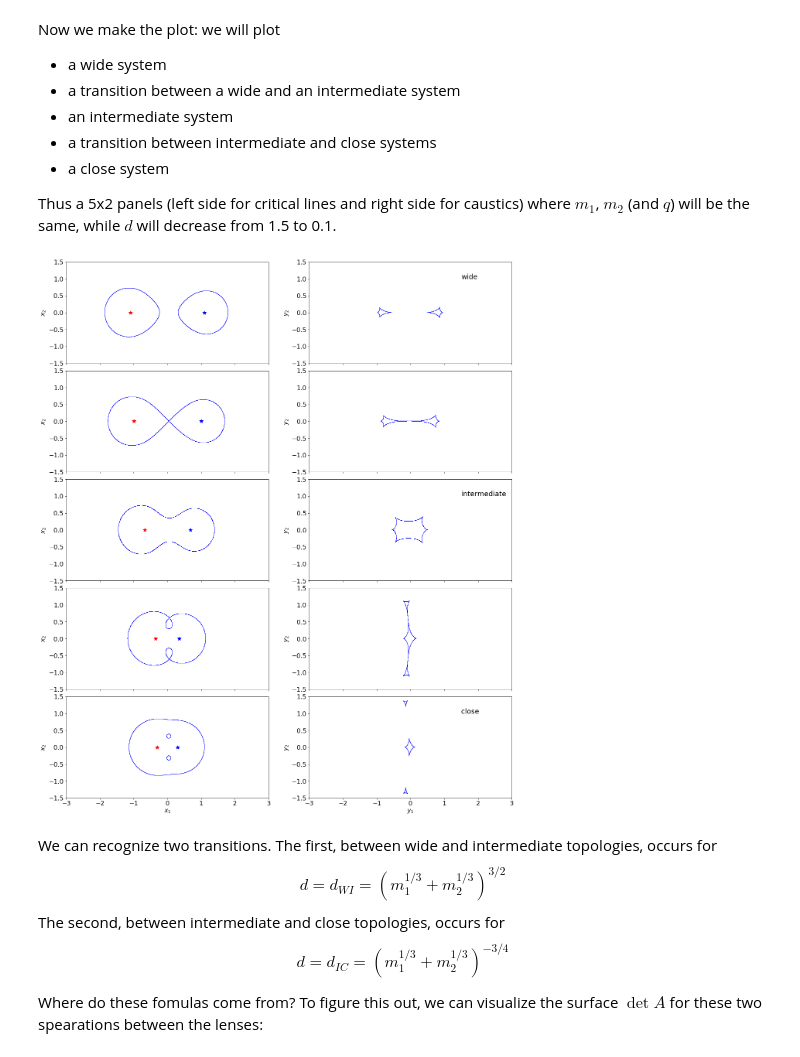
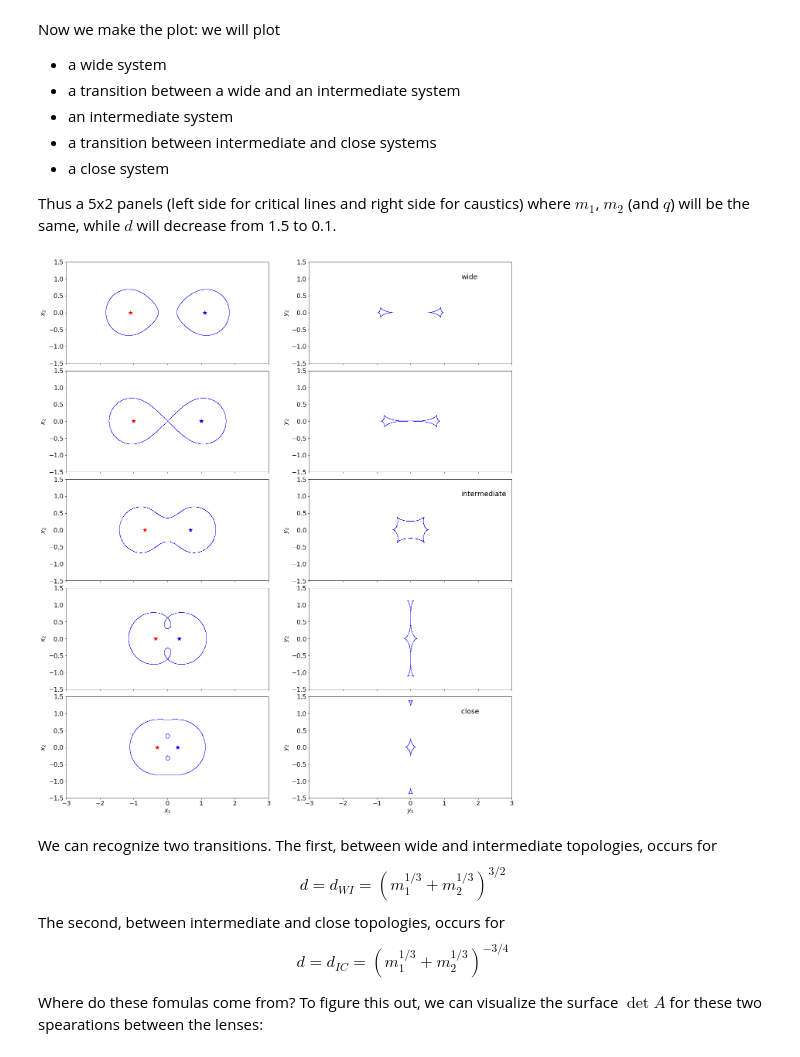
Before and after one commit to maxmen/LensingLectures, a Jupyter notebook: Notebooks/15_2019.ipynb, the cells around one changed output. Saved outputs shown, nothing was run; the diff lists cells and outputs as text; code cells hidden in the pictures.

```diff
--- a/Notebooks/14_2019.ipynb
+++ b/Notebooks/15_2019.ipynb
@@ -258,7 +262,7 @@ $m_1$, $m_2$ (and $q$) will be the same, while $d$ will decrease from 1.5 to 0.1
 # %%
 %matplotlib inline
 m1=1.0
-q=0.8
+q=1.0
 m2=m1/q
 mtot=m1+m2
 dwi=((m1/mtot)**(1./3.)+(m2/mtot)**(1./3.))**(3./2.)
@@ -286,34 +290,34 @@ for i in range(len(d)):
     ax[i,1].xaxis.set_tick_params(labelsize=16)
     ax[i,1].yaxis.set_tick_params(labelsize=16)
 
     #ax[i,0].set_xlabel('$x_1$',fontsize=16)
     ax[i,0].set_ylabel('$x_2$',fontsize=16)
     #ax[i,1].set_xlabel('$y_1$',fontsize=16)
     ax[i,1].set_ylabel('$y_2$',fontsize=16)
 
     xlim=np.array([-3.0,3.0])
     ylim=xlim/2.0
     ax[i,0].set_xlim(xlim)
     ax[i,0].set_ylim(ylim)
     ax[i,1].set_xlim(xlim)
     ax[i,1].set_ylim(ylim)
 
     temp_inverse_axis_ratioN = abs( (ax[i,0].get_xlim()[1] - ax[i,0].get_xlim()[0])/(ax[i,0].get_ylim()[1] - ax[i,0].get_ylim()[0]) )
     ax[i,0].set(aspect = desired_box_ratioN * temp_inverse_axis_ratioN, adjustable='box-forced')
     ax[i,1].set(aspect = desired_box_ratioN * temp_inverse_axis_ratioN, adjustable='box-forced')
     #ax[i,0].set(aspect=0.5)
     #ax[i,1].set(aspect=0.5)
 
 fig.subplots_adjust(left=0.1,bottom=0.1)
 ax[len(d)-1,0].set_xlabel('$x_1$',fontsize=16)
 ax[len(d)-1,1].set_xlabel('$y_1$',fontsize=16)
 fig.subplots_adjust(hspace=0)
 ax[0,1].text(1.5,1,'wide',fontsize=18)
 ax[2,1].text(1.5,1,'intermediate',fontsize=18)
 ax[4,1].text(1.5,1,'close',fontsize=18)
 fig.savefig('binary_cc.png')
 # %% [output]
-[figure, old version]
+[figure, new version]
 # %% [markdown]
 We can recognize two transitions. The first, between wide and intermediate topologies, occurs for
 $$
```
Also changed, not shown: parts of 1 cell of this notebook, 3 other files.
